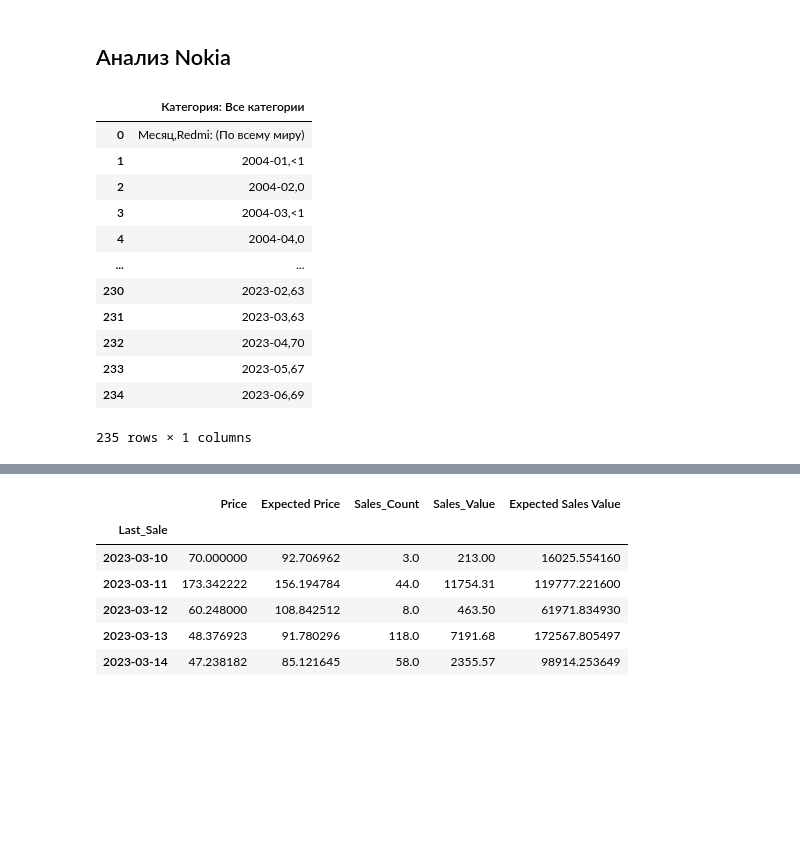
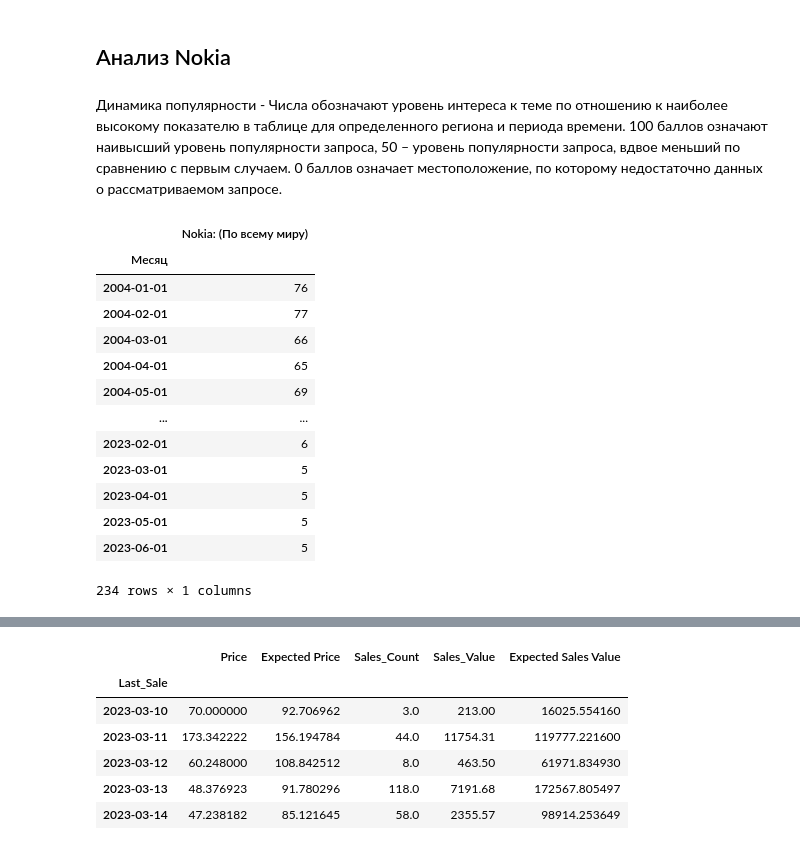
Before and after one commit to AleksKids/hedonistic-demand-from-ebay, a Jupyter notebook: ML/Using model and analyse.ipynb, the cells around one changed output, grey strips where cells are left out. Saved outputs shown, nothing was run; the diff lists cells and outputs as text; code cells hidden in the pictures; blank space fills up the shorter version.

```diff
--- a/ML/Using model and analyse.ipynb
+++ b/ML/Using model and analyse.ipynb
@@ -90,22 +90,26 @@ plt.show()
 Кажется, разность между реальным значением и ожидаемым значением имеет лог. нормальное распределение.
 # %% [markdown]
 ## Анализ Nokia
+# %% [markdown]
+Динамика популярности - Числа обозначают уровень интереса к теме по отношению к наиболее высокому показателю в таблице для определенного региона и периода времени. 100 баллов означают наивысший уровень популярности запроса, 50 – уровень популярности запроса, вдвое меньший по сравнению с первым случаем. 0 баллов означает местоположение, по которому недостаточно данных о рассматриваемом запросе.
 # %%
-nokia_trends = pd.read_csv("https://raw.githubusercontent.com/AleksKids/hedonistic-demand-from-ebay/main/Data%20Tables/Trends/Nokia.csv", delimiter = '\t')
+nokia_trends = pd.read_csv("https://raw.githubusercontent.com/AleksKids/hedonistic-demand-from-ebay/main/Data%20Tables/Trends/Nokia.csv", delimiter = ',', index_col=0)
+nokia_trends.index = pd.to_datetime(nokia_trends.index)
 nokia_trends
 # %% [output]
-|  | Категория: Все категории |
-| 0 | Месяц,Redmi: (По всему миру) |
-| 1 | 2004-01,<1 |
-| 2 | 2004-02,0 |
-| 3 | 2004-03,<1 |
-| 4 | 2004-04,0 |
+|  | Nokia: (По всему миру) |
+| Месяц |  |
+| 2004-01-01 | 76 |
+| 2004-02-01 | 77 |
+| 2004-03-01 | 66 |
+| 2004-04-01 | 65 |
+| 2004-05-01 | 69 |
 | ... | ... |
-| 230 | 2023-02,63 |
-| 231 | 2023-03,63 |
-| 232 | 2023-04,70 |
-| 233 | 2023-05,67 |
-| 234 | 2023-06,69 |
+| 2023-02-01 | 6 |
+| 2023-03-01 | 5 |
+| 2023-04-01 | 5 |
+| 2023-05-01 | 5 |
+| 2023-06-01 | 5 |
-235 rows × 1 columns
+234 rows × 1 columns
 # %%
 Nokia = target[target["Brand"] == "nokia"]
```
Also changed, not shown: parts of 8 cells of this notebook, 1 other file.
